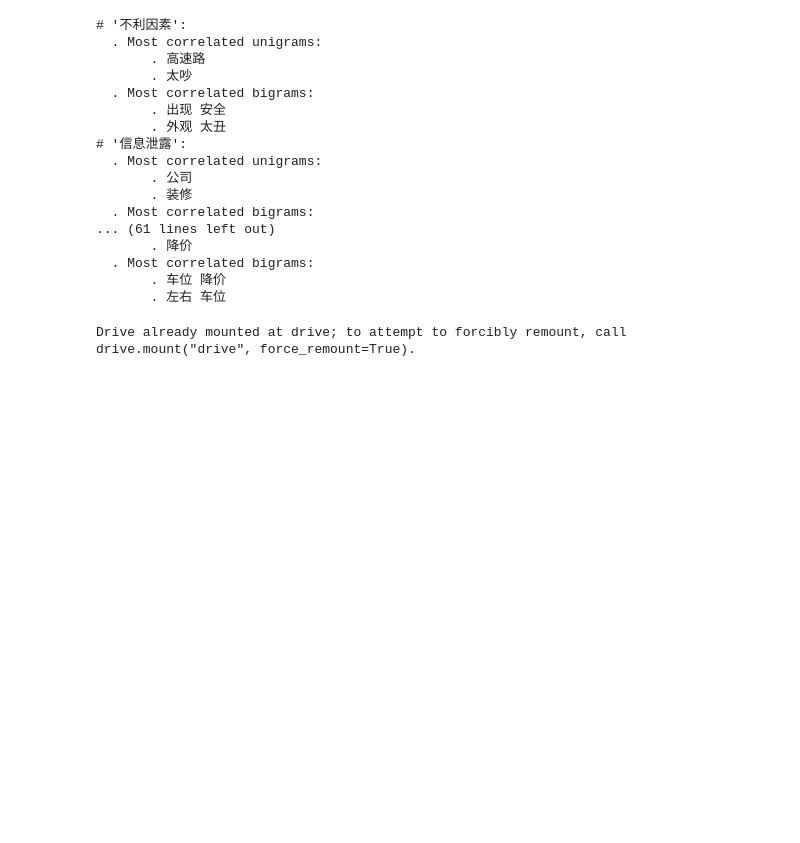
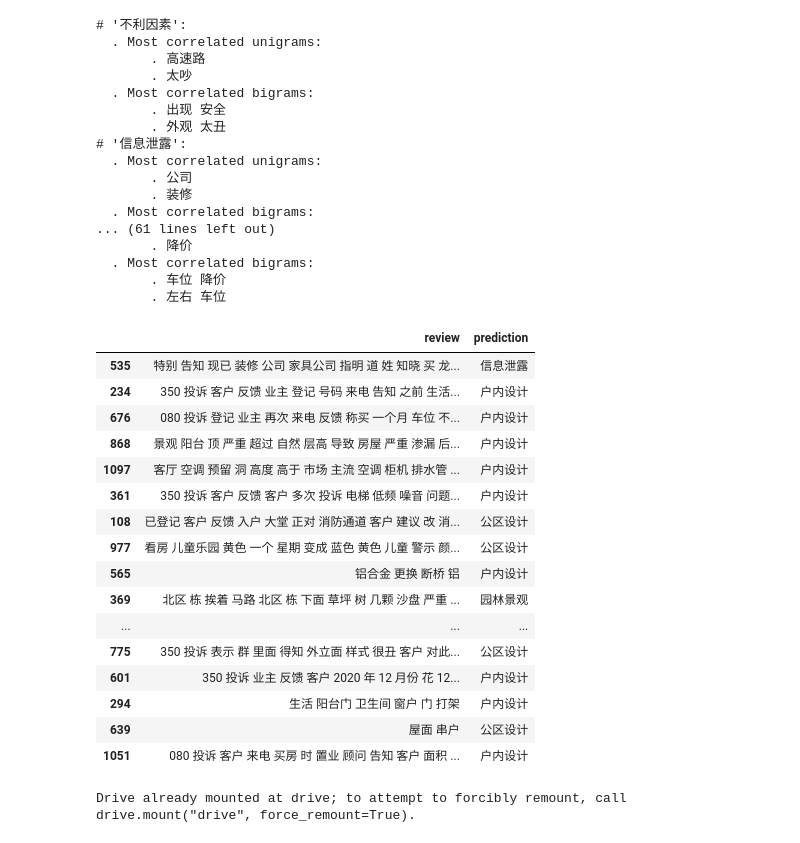
Before and after one commit to medicinely/machine-learning-practice, a Jupyter notebook: SentenceClassifier/SentenceClassifier.ipynb, the cells around one changed output. Drawn from its saved outputs; the diff is of its cells as text; code cells hidden in the pictures; blank space fills up the shorter version.

```diff
--- a/SentenceClassifier/SentenceClassifier.ipynb
+++ b/SentenceClassifier/SentenceClassifier.ipynb
@@ -250,6 +250,45 @@ def myPredict(sec):
     format_sec=" ".join([w for w in list(jb.cut(remove_punctuation(sec))) if w not in stopwords])
     pred_cat_id=clf.predict(count_vect.transform([format_sec]))
     print(id_to_cat[pred_cat_id[0]])
+# %%
+pred_cat_id=clf.predict(count_vect.transform(X_test))
+
+def FndVlAccrdIndxLst(AimLst,IndxLst):
+    i=0
+    RsltLst=[]
+    while i<len(IndxLst):
+        RsltLst.append(AimLst[IndxLst[i]])
+        i=i+1
+    return RsltLst
+
+pred_label = FndVlAccrdIndxLst(id_to_cat,pred_cat_id)
+test_prediction = pd.DataFrame({'review':X_test})
+test_prediction['prediction'] = pred_label
+
+# from google.colab import drive
+# drive.mount('drive')
+# prediction.to_excel('prediction.xls')
+# !cp prediction.xls "drive/My Drive/"
+# %%
+test_prediction[:50]
+# %% [output]
+|  | review | prediction |
+| 535 | 特别 告知 现已 装修 公司 家具公司 指明 道 姓 知晓 买 龙... | 信息泄露 |
+| 234 | 350 投诉 客户 反馈 业主 登记 号码 来电 告知 之前 生活... | 户内设计 |
+| 676 | 080 投诉 登记 业主 再次 来电 反馈 称买 一个月 车位 不... | 户内设计 |
+| 868 | 景观 阳台 顶 严重 超过 自然 层高 导致 房屋 严重 渗漏 后... | 户内设计 |
+| 1097 | 客厅 空调 预留 洞 高度 高于 市场 主流 空调 柜机 排水管 ... | 户内设计 |
+| 361 | 350 投诉 客户 反馈 客户 多次 投诉 电梯 低频 噪音 问题... | 户内设计 |
+| 108 | 已登记 客户 反馈 入户 大堂 正对 消防通道 客户 建议 改 消... | 公区设计 |
+| 977 | 看房 儿童乐园 黄色 一个 星期 变成 蓝色 黄色 儿童 警示 颜... | 公区设计 |
+| 565 | 铝合金 更换 断桥 铝 | 户内设计 |
+| 369 | 北区 栋 挨着 马路 北区 栋 下面 草坪 树 几颗 沙盘 严重 ... | 园林景观 |
+| ... | ... | ... |
+| 775 | 350 投诉 表示 群 里面 得知 外立面 样式 很丑 客户 对此... | 公区设计 |
+| 601 | 350 投诉 业主 反馈 客户 2020 年 12 月份 花 12... | 户内设计 |
+| 294 | 生活 阳台门 卫生间 窗户 门 打架 | 户内设计 |
+| 639 | 屋面 串户 | 公区设计 |
+| 1051 | 080 投诉 客户 来电 买房 时 置业 顾问 告知 客户 面积 ... | 户内设计 |
 # %%
 toPredict = data
 toPredict = toPredict[toPredict['cat']=='其他']
```
Also changed, not shown: parts of 1 cell of this notebook.
